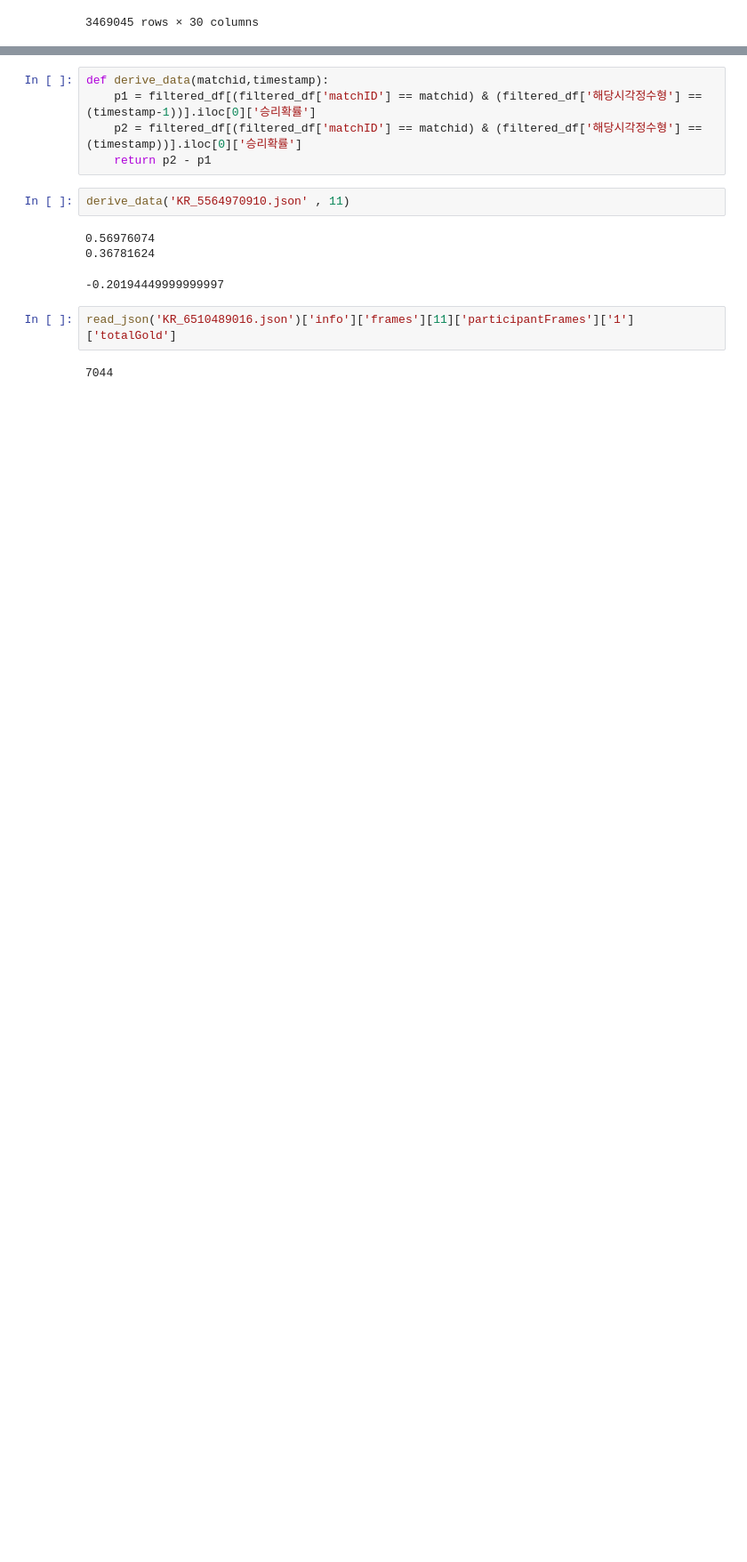
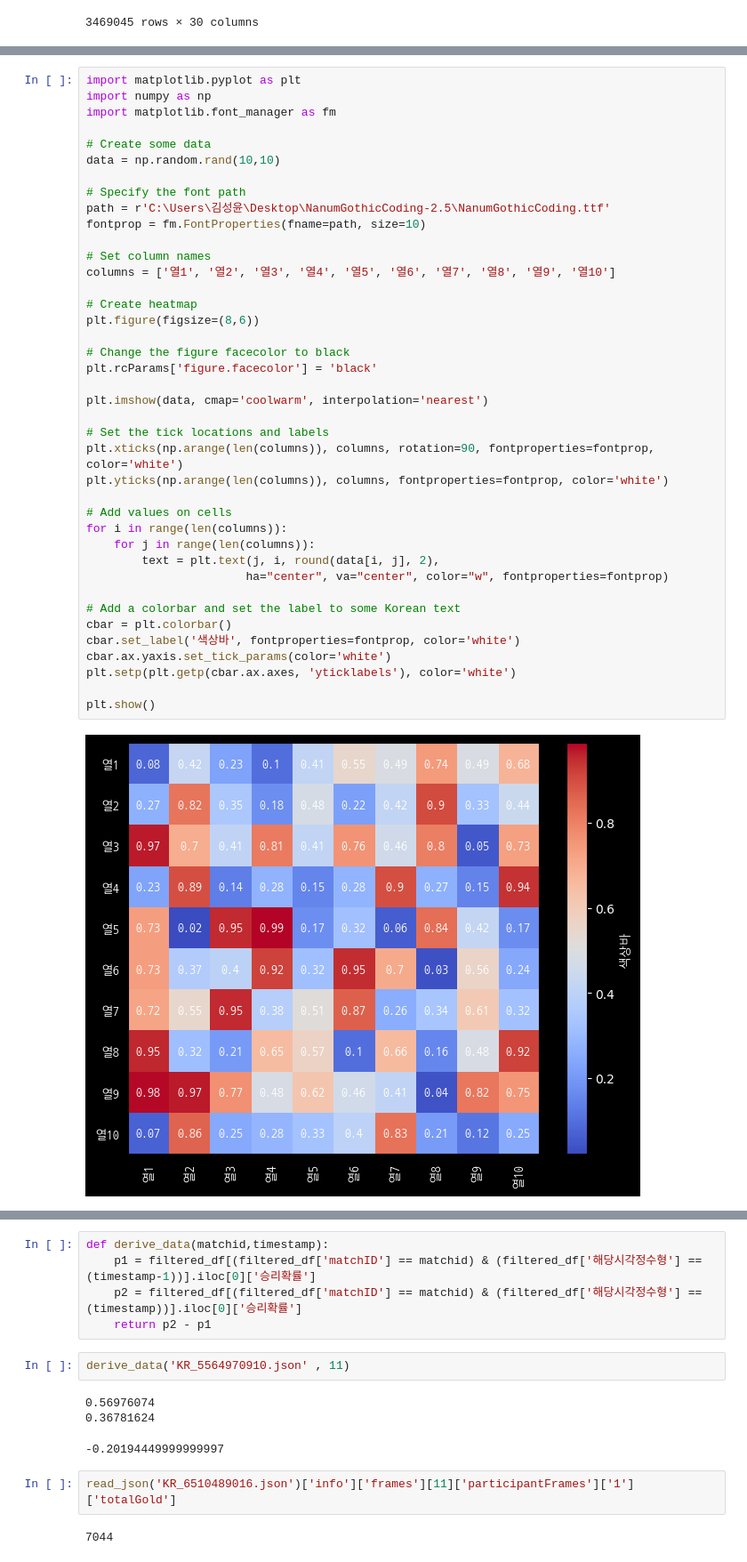
Before and after one commit to Tool-s-Riot/data_collector, a Jupyter notebook: datascience.ipynb, the cells around one changed output, grey strips where cells are left out. Shown at 89% size. Cells and saved outputs as stored; diff of their text form; blank space fills up the shorter version.

```diff
--- a/datascience.ipynb
+++ b/datascience.ipynb
@@ -549,0 +640,42 @@ filtered_df
+# %%
+import matplotlib.pyplot as plt
+import numpy as np
+import matplotlib.font_manager as fm
+
+# Create some data
+data = np.random.rand(10,10)
+
+# Specify the font path
+path = r'C:\Users\김성윤\Desktop\NanumGothicCoding-2.5\NanumGothicCoding.ttf'
+fontprop = fm.FontProperties(fname=path, size=10)
+
+# Set column names
+columns = ['열1', '열2', '열3', '열4', '열5', '열6', '열7', '열8', '열9', '열10']
+
+# Create heatmap
+plt.figure(figsize=(8,6))
+
+# Change the figure facecolor to black
+plt.rcParams['figure.facecolor'] = 'black'
+
+plt.imshow(data, cmap='coolwarm', interpolation='nearest')
+
+# Set the tick locations and labels
+plt.xticks(np.arange(len(columns)), columns, rotation=90, fontproperties=fontprop, color='white')
+plt.yticks(np.arange(len(columns)), columns, fontproperties=fontprop, color='white')
+
+# Add values on cells
+for i in range(len(columns)):
+    for j in range(len(columns)):
+        text = plt.text(j, i, round(data[i, j], 2),
+                       ha="center", va="center", color="w", fontproperties=fontprop)
+
+# Add a colorbar and set the label to some Korean text
+cbar = plt.colorbar()
+cbar.set_label('색상바', fontproperties=fontprop, color='white')
+cbar.ax.yaxis.set_tick_params(color='white')
+plt.setp(plt.getp(cbar.ax.axes, 'yticklabels'), color='white')
+
+plt.show()
+# %% [output]
+[figure, added]
```
Also changed, not shown: parts of 23 cells of this notebook.
